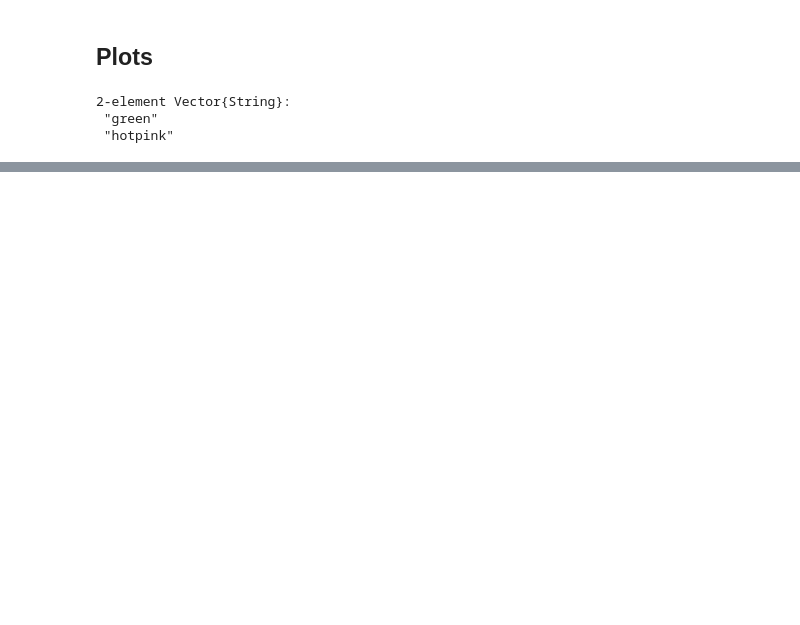
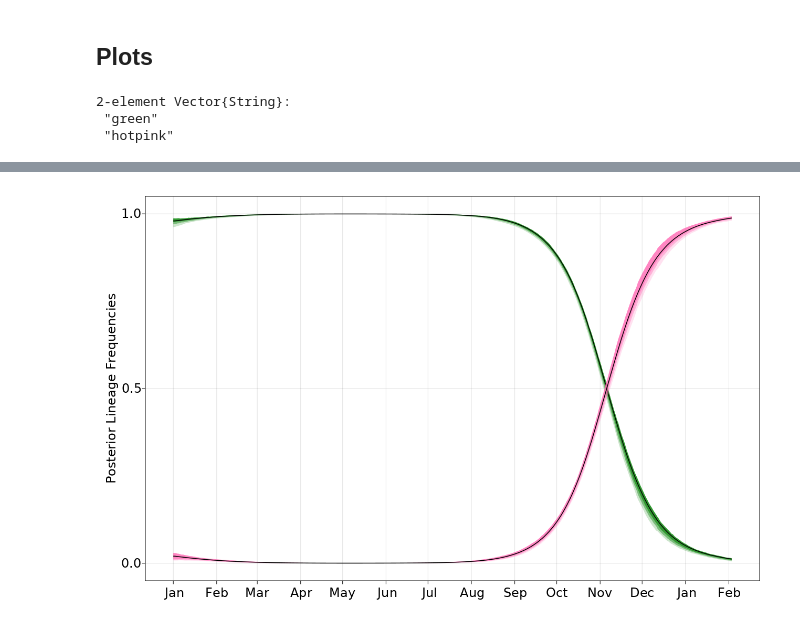
Before and after one commit to blab/rt-from-frequency-dynamics, a Jupyter notebook: notebooks/Generating_Synthetic Data.ipynb, the cells around one changed output, grey strips where cells are left out. Drawn from its saved outputs; the diff is of its cells as text; code cells hidden in the pictures; blank space fills up the shorter version.

```diff
--- a/notebooks/Generating_Synthetic Data.ipynb
+++ b/notebooks/Generating_Synthetic Data.ipynb
@@ -348,0 +211,4 @@ plot_EC("synthetic", syn_dict)
+# %%
+plot_sim_freq_HDI("synthetic", syn_dict)
+# %% [output]
+[figure, added]
```
Also changed, not shown: parts of 24 cells of this notebook, 2 other files.
